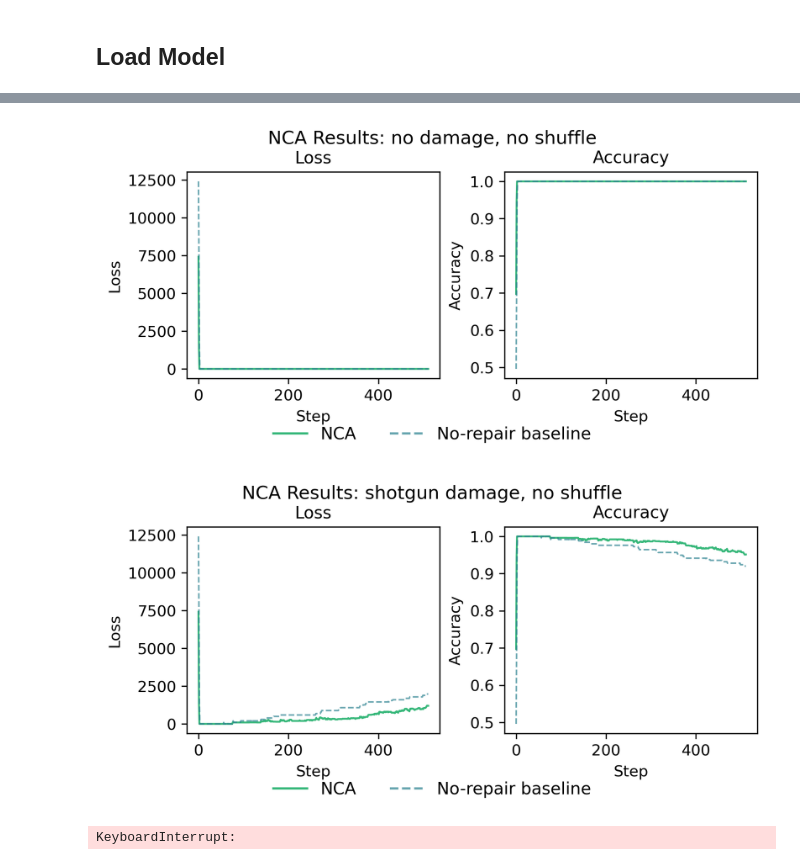
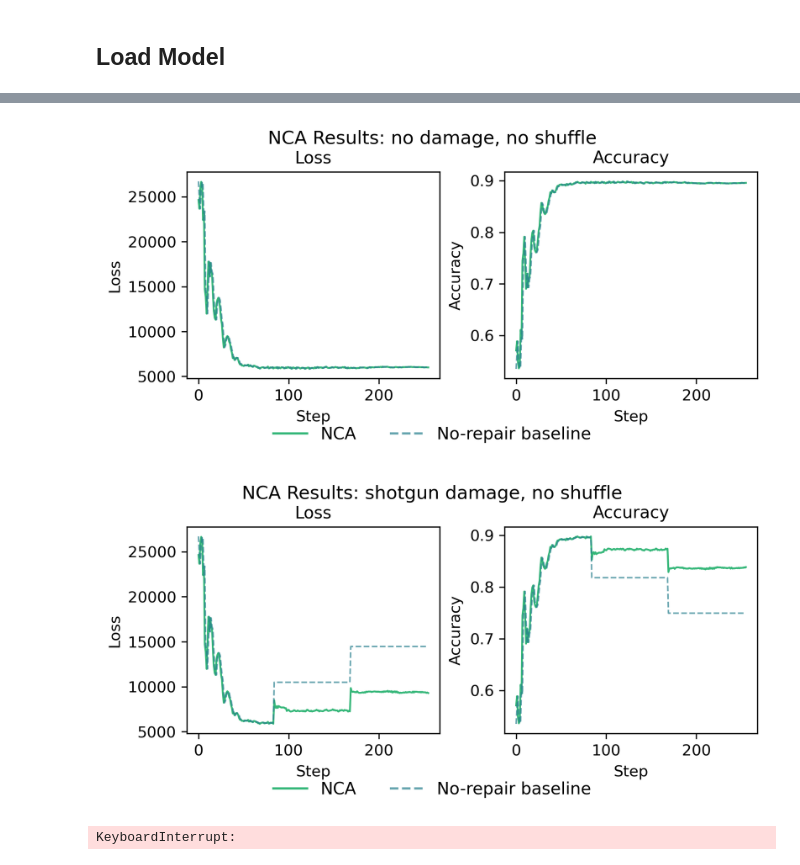
Before and after one commit to GabrielBena/boolean_nca_cc, a Jupyter notebook: trained_models.ipynb, the cells around one changed output, grey strips where cells are left out. Saved outputs shown, nothing was run; the diff lists cells and outputs as text; code cells hidden in the pictures.

```diff
--- a/trained_models.ipynb
+++ b/trained_models.ipynb
@@ -102,14 +108,15 @@ from boolean_nca_cc.training.pool.structural_perturbation import compute_damage_
 # run_id = "gbena/boolean-nca-cc/y2swhhrl"  # Fixed wires, damages, reverse task
 run_id = "gbena/boolean-nca-cc/f1vzpb58"  # Random wires, damages, reverse task
 # run_id = "gbena/boolean-nca-cc/1u5ssulx"  # Random wires, damages, reverse task
-run_id = "gbena/boolean-nca-cc/37mmnrgd"  # Random wires 10x10. reverse
+# run_id = "gbena/boolean-nca-cc/37mmnrgd"  # Random wires 10x10. reverse
+run_id = "gbena/boolean-nca-cc/6mo8q61y" # Random wires 14x14. reverse
 
-run_id = "gbena/boolean-nca-cc/fuervzs9"  # Fixed wires, 8x8, perceiver model
+# run_id = "gbena/boolean-nca-cc/fuervzs9"  # Fixed wires, 8x8, perceiver model
 
 loaded_config, checkpoint_path, run_id = load_config_from_wandb(
     run_id=run_id.split("/")[-1],
     entity="gbena",
-    filename="best_model_eval_damaged_in_test_hard_accuracy",
+    filename="best_model_eval_damaged_out_test_hard_accuracy",
     use_cache=False,
     # filename="latest_checkpoint",
 )
@@ -180,7 +197,7 @@ Pool of size 16 initialised ! Circuits are: [112] nodes
 ## Get Data
 # %%
 (x_train, y_train), (x_test, y_test), (x, y0) = get_task_data(
-    loaded_config.circuit.task,
+    loaded_config.tasks.name if hasattr(loaded_config, "tasks") else loaded_config.circuit.task,
     # "text",
     case_n,
     input_bits=loaded_config.circuit.input_bits,
@@ -309,7 +330,7 @@ damage_modes = ["none", "deterministic", "probabilistic"]
 damage_permanence = [0.5]
 n_eligible_gates = count_eligible_gates(layer_sizes)
 aim_failures = 0.15
-n_steps = 512
+n_steps = 256
 
 n_damage_steps = 2
 # shuffle_steps = [[n_steps // 2]]
@@ -336,9 +357,9 @@ attn_eval_results = {
         model=best_attn_model,
         batch_wires=pool.wires,
         batch_logits=pool.logits,
-        x_data=x_train,
+        x_data=x_test,
         # x_data=x_text_reversed,
-        y_data=y_train,
+        y_data=y_test,
         # y_data=y_text_reversed,
         input_n=input_n,
         n_message_steps=n_steps,
@@ -411,14 +436,14 @@ plot_wandb_stepwise_results(
     title="NCA Results: no damage, no shuffle",
 );
 # %% [output]
-[figure, old version]
+[figure, new version]
 # %%
 plot_wandb_stepwise_results(
-    list(attn_eval_results.values())[2][1],
+    list(attn_eval_results.values())[1][1],
     title="NCA Results: shotgun damage, no shuffle",
 );
 # %% [output]
-[figure, old version]
+[figure, new version]
 # %%
 raise KeyboardInterrupt
 # %% [output]
```
Also changed, not shown: parts of 10 cells of this notebook, 21 other files.
